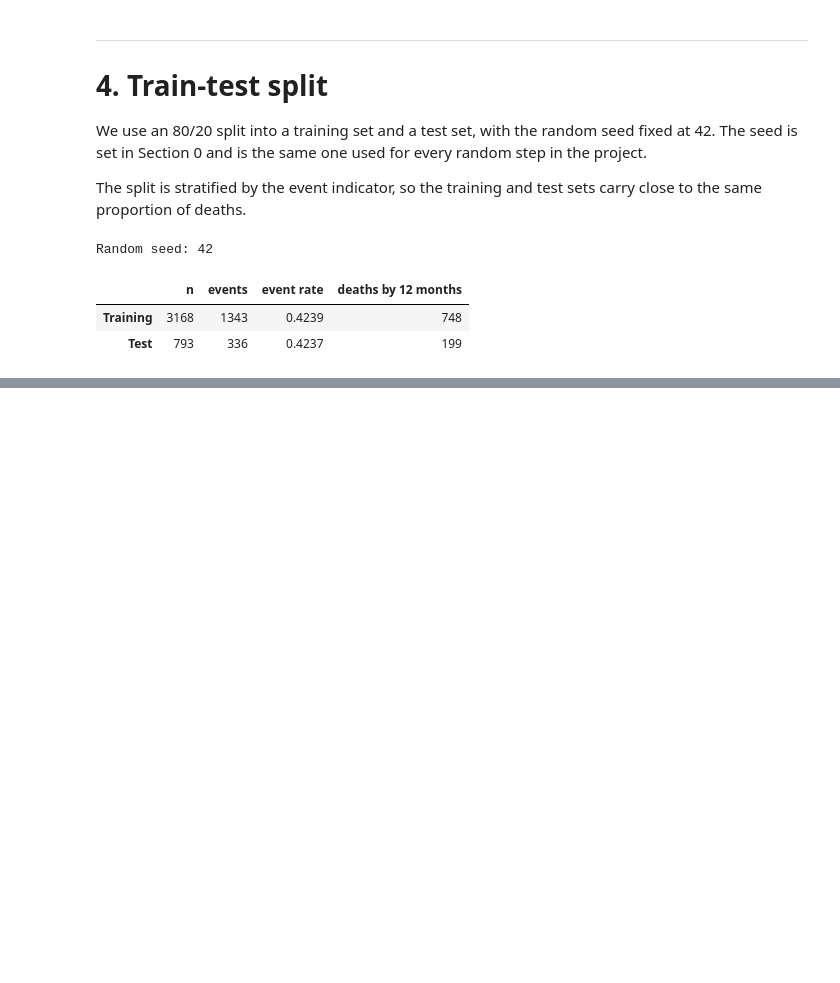
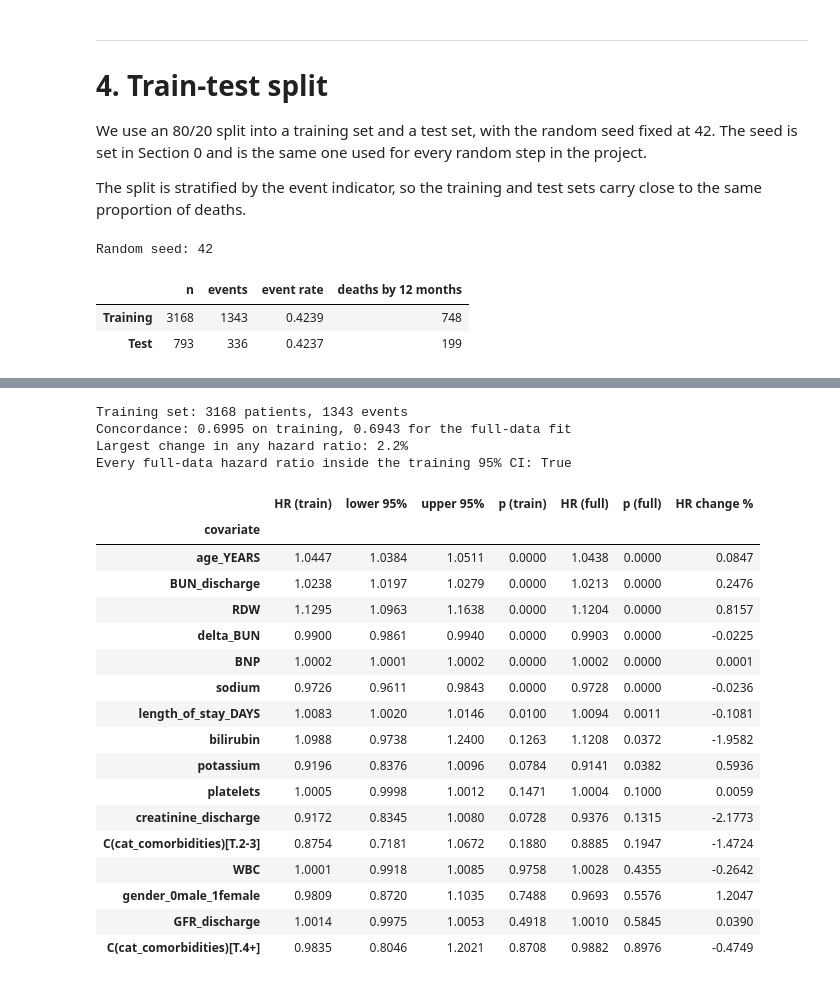
Before and after one commit to Mormorfor/SAML_project, a Jupyter notebook: Final Project/final_proj.ipynb, the cells around one changed output, grey strips where cells are left out. Cells and saved outputs as stored; diff of their text form; code cells hidden in the pictures; blank space fills up the shorter version.

```diff
--- a/Final Project/final_proj.ipynb
+++ b/Final Project/final_proj.ipynb
@@ -651,0 +659,47 @@ Random seed: 42
+# %%
+cox_train = CoxPHFitter().fit(train_df, duration_col=TIME_COL, event_col=EVENT_COL,
+                              formula=PA2_FORMULA)
+
+train_vs_full = pd.DataFrame({
+    "HR (train)": cox_train.hazard_ratios_,
+    "lower 95%": cox_train.summary["exp(coef) lower 95%"],
+    "upper 95%": cox_train.summary["exp(coef) upper 95%"],
+    "p (train)": cox_train.summary["p"],
+    "HR (full)": cox_pa2.hazard_ratios_,
+    "p (full)": cox_pa2.summary["p"],
+})
+train_vs_full["HR change %"] = 100 * (train_vs_full["HR (train)"] / train_vs_full["HR (full)"] - 1)
+train_vs_full = train_vs_full.sort_values("p (full)").round(4)
+train_vs_full.to_csv(os.path.join(TAB_DIR, "table5_cox_train_vs_full.csv"))
+
+inside = ((train_vs_full["HR (full)"] >= train_vs_full["lower 95%"]) &
+          (train_vs_full["HR (full)"] <= train_vs_full["upper 95%"])).all()
+print(f"Training set: {len(train_df)} patients, {int(train_df[EVENT_COL].sum())} events")
+print(f"Concordance: {cox_train.concordance_index_:.4f} on training, "
+      f"{cox_pa2.concordance_index_:.4f} for the full-data fit")
+print(f"Largest change in any hazard ratio: {train_vs_full['HR change %'].abs().max():.1f}%")
+print(f"Every full-data hazard ratio inside the training 95% CI: {inside}")
+train_vs_full
+# %% [output]
+Training set: 3168 patients, 1343 events
+Concordance: 0.6995 on training, 0.6943 for the full-data fit
+Largest change in any hazard ratio: 2.2%
+Every full-data hazard ratio inside the training 95% CI: True
+|  | HR (train) | lower 95% | upper 95% | p (train) | HR (full) | p (full) | HR change % |
+| covariate |  |  |  |  |  |  |  |
+| age_YEARS | 1.0447 | 1.0384 | 1.0511 | 0.0000 | 1.0438 | 0.0000 | 0.0847 |
+| BUN_discharge | 1.0238 | 1.0197 | 1.0279 | 0.0000 | 1.0213 | 0.0000 | 0.2476 |
+| RDW | 1.1295 | 1.0963 | 1.1638 | 0.0000 | 1.1204 | 0.0000 | 0.8157 |
+| delta_BUN | 0.9900 | 0.9861 | 0.9940 | 0.0000 | 0.9903 | 0.0000 | -0.0225 |
+| BNP | 1.0002 | 1.0001 | 1.0002 | 0.0000 | 1.0002 | 0.0000 | 0.0001 |
+| sodium | 0.9726 | 0.9611 | 0.9843 | 0.0000 | 0.9728 | 0.0000 | -0.0236 |
+| length_of_stay_DAYS | 1.0083 | 1.0020 | 1.0146 | 0.0100 | 1.0094 | 0.0011 | -0.1081 |
+| bilirubin | 1.0988 | 0.9738 | 1.2400 | 0.1263 | 1.1208 | 0.0372 | -1.9582 |
+| potassium | 0.9196 | 0.8376 | 1.0096 | 0.0784 | 0.9141 | 0.0382 | 0.5936 |
+| platelets | 1.0005 | 0.9998 | 1.0012 | 0.1471 | 1.0004 | 0.1000 | 0.0059 |
+| creatinine_discharge | 0.9172 | 0.8345 | 1.0080 | 0.0728 | 0.9376 | 0.1315 | -2.1773 |
+| C(cat_comorbidities)[T.2-3] | 0.8754 | 0.7181 | 1.0672 | 0.1880 | 0.8885 | 0.1947 | -1.4724 |
+| WBC | 1.0001 | 0.9918 | 1.0085 | 0.9758 | 1.0028 | 0.4355 | -0.2642 |
+| gender_0male_1female | 0.9809 | 0.8720 | 1.1035 | 0.7488 | 0.9693 | 0.5576 | 1.2047 |
+| GFR_discharge | 1.0014 | 0.9975 | 1.0053 | 0.4918 | 1.0010 | 0.5845 | 0.0390 |
+| C(cat_comorbidities)[T.4+] | 0.9835 | 0.8046 | 1.2021 | 0.8708 | 0.9882 | 0.8976 | -0.4749 |
```
Also changed, not shown: parts of 8 cells of this notebook, 1 other file.
